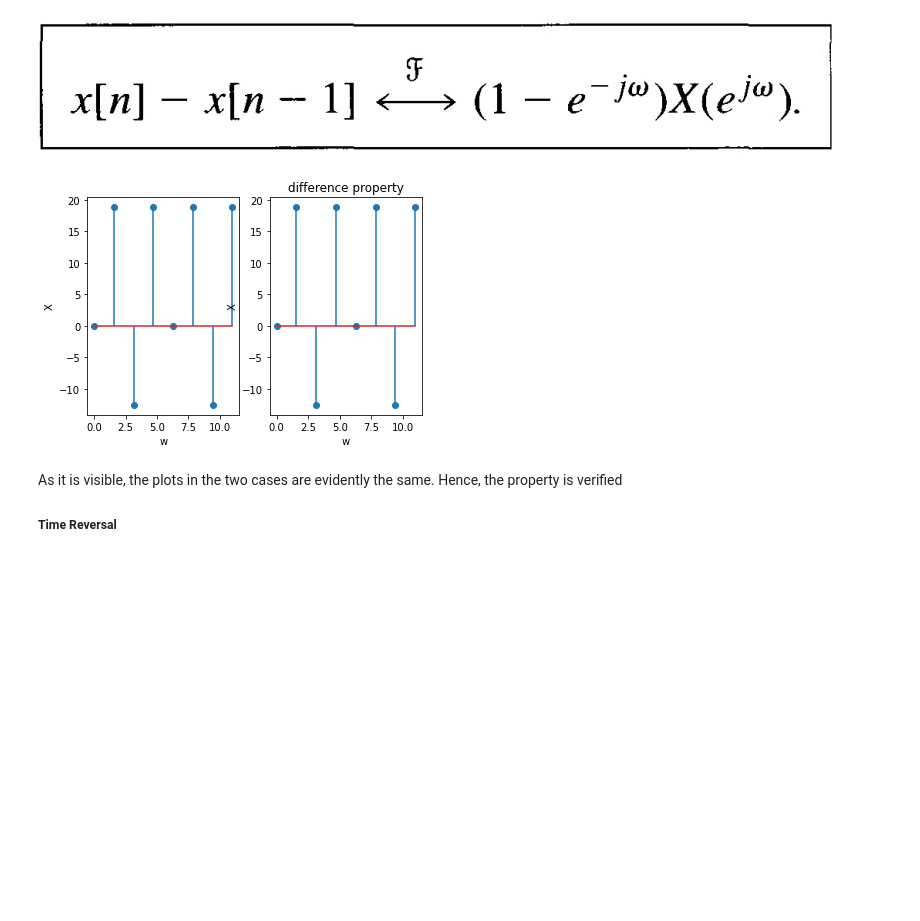
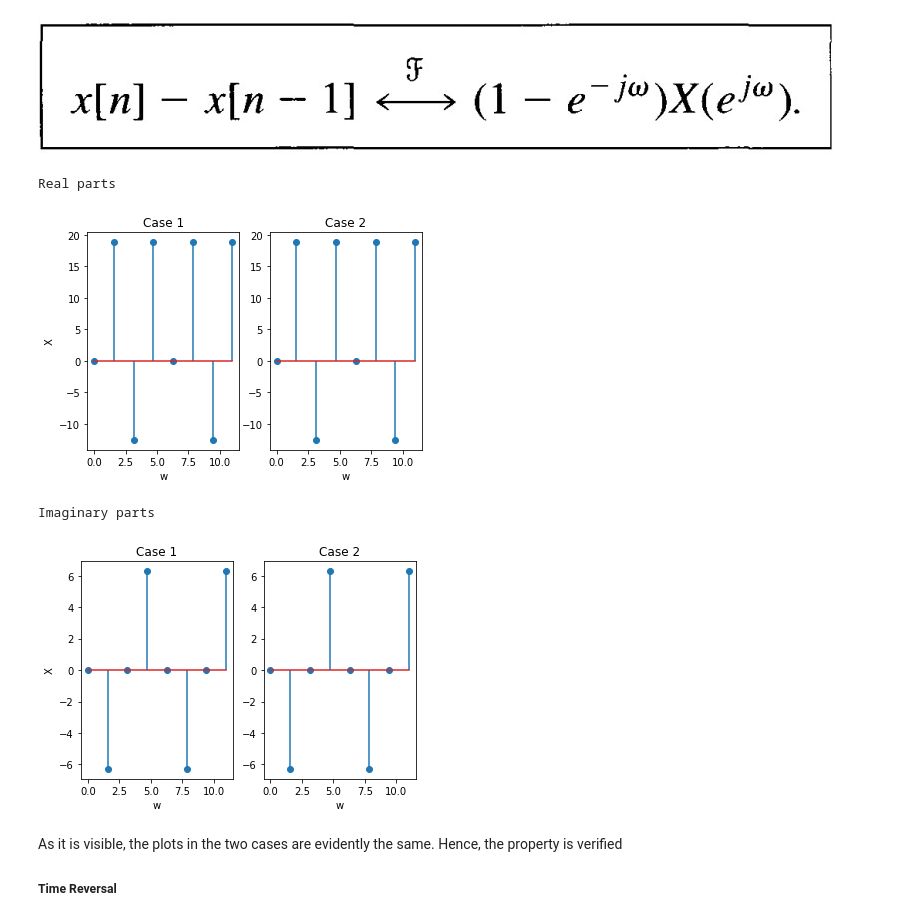
Before and after one commit to AtulSingh-Emyre/Signals-and-Systems-Programming-Assignments, a Jupyter notebook: assignment 3/Programming Assignment 3.ipynb, the cells around one changed output. Drawn from its saved outputs; the diff is of its cells as text; code cells hidden in the pictures; blank space fills up the shorter version.

```diff
--- a/assignment 3/Programming Assignment 3.ipynb
+++ b/assignment 3/Programming Assignment 3.ipynb
@@ -521,0 +808,17 @@ imaginary part of coefficients
+# %%
+y_multiplication = []
+for i in range(len(y)):
+    y_multiplication.append(y[i]*yl[i])
+plt.stem(x,y_multiplication)
+plt.show()
+ft_multiplication = ftCoefficients(y_multiplication)
+temp_multiplication = []
+for w in omega:
+    data = 0
+    for t in range(len(omega)):
+        if omega[t] >=0 and omega[t] <= 2*np.pi:
+            data+= FTcoeff(y,t)*FTcoeff(yl,w-t)*(6*np.pi/500)
+        if omega[t] > 2*np.pi:
+            break
+    temp_multiplication.append(data/(np.pi*2))
+plotter(temp_multiplication,ft_multiplication,omega,"multiplication property")
@@ -521,0 +836,15 @@ imaginary part of coefficients
+# %%
+y_convolution = []
+for i in range(len(x)):
+    data = 0
+    for k in range(len(x)):
+#     input signal is non-zero only at n=0,1
+        if x[k] < 2 or x[k] >= 0:
+            data += y[x[k]] * y[x[i]-x[k]]
+    y_convolution.append(data)
+x_FTconv = ftCoefficients(y_convolution)
+plt.stem(x,y_convolution)
+plt.show()
+
+temp_convolution = [n*n for n in x_FT]
+plotter(temp_convolution,x_FTconv,omega,"convolution property")
@@ -716,33 +1053,26 @@ Imaginary parts
 # %%
 #difference property
 no=1
 yn=[]
 for n in range(-1,11):
     yn.append(4*delta((n-no)/4)+8*delta((n-no-1)/4))
 ydiff=[y[i]-y[i-1] for i in x]
 bk=[]
 for k in x:
     s=0
     for n in range(0,N):
         s=s+(ydiff[n]*np.exp(-1j*k*n*np.pi/2))
     bk.append(s/4)
 fdiff=[2*np.pi*bk[i] for i in x]
 temp=[]
 for i in x:
     temp.append((1-np.exp(-1j*w[i]))*ft[i])
-
-plt.subplot(1,2,1)
-plt.stem(w,fdiff)
-plt.xlabel('w')
-plt.ylabel('X')
-plt.subplot(1,2,2)
-plt.stem(w,temp)
-plt.xlabel('w')
-plt.ylabel('X')
-plt.title('difference property')
-plt.show()
+plotter(temp,fdiff,w," ")
 # %% [output]
+Real parts
-[figure, old version]
+[figure, new version]
+Imaginary parts
+[figure, added]
 # %% [markdown]
 <p> As it is visible, the plots in the two cases are evidently the same. Hence, the property is verified </p>
 <h5>Time Reversal</h5>
```
Also changed, not shown: parts of 41 cells of this notebook, 9 other files.
